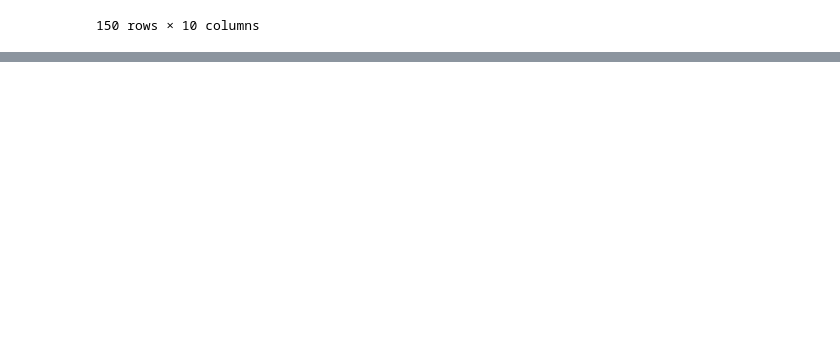
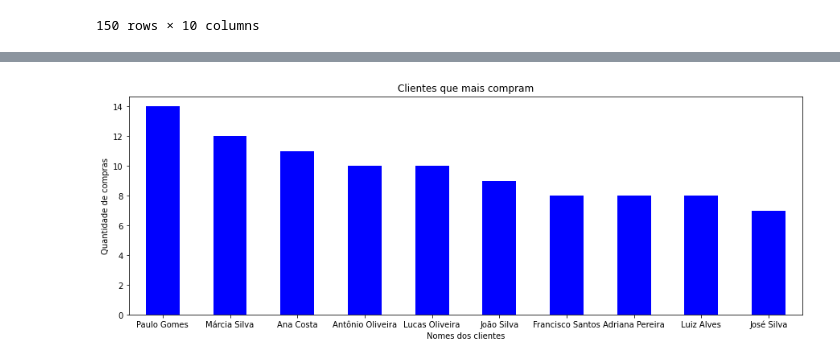
Before and after one commit to martinlietz/squadcinza_projeto3, a Jupyter notebook: projeto.ipynb, the cells around one changed output, grey strips where cells are left out. Cells and saved outputs as stored; diff of their text form; code cells hidden in the pictures; blank space fills up the shorter version.

```diff
--- a/projeto.ipynb
+++ b/projeto.ipynb
@@ -739,0 +790,14 @@ df_total
+# %%
+# clientes que mais realizam compras
+
+df_total['cliente'].value_counts().head(10).plot(kind='bar',
+                                                figsize=(15,5),
+                                                grid=False,
+                                                rot=0,
+                                                color='blue')
+plt.title('Clientes que mais compram')
+plt.xlabel('Nomes dos clientes')
+plt.ylabel('Quantidade de compras')
+plt.show()
+# %% [output]
+[figure, added]
```
Also changed, not shown: parts of 13 cells of this notebook.
